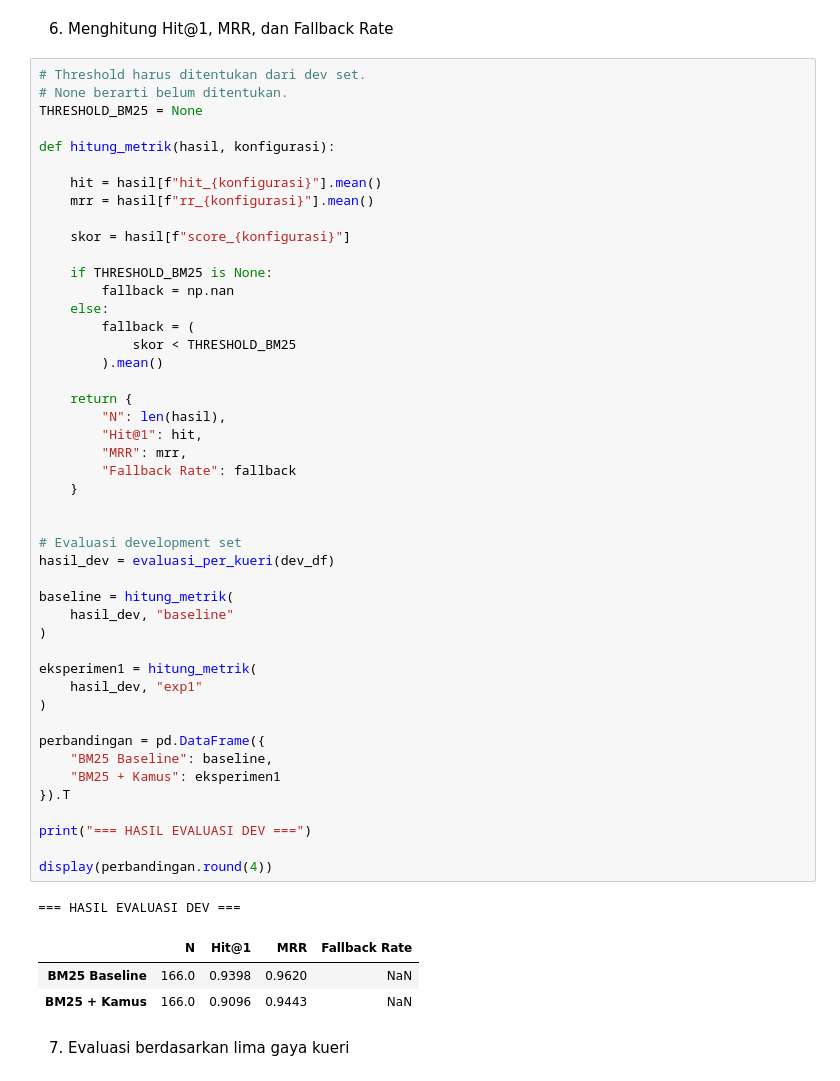
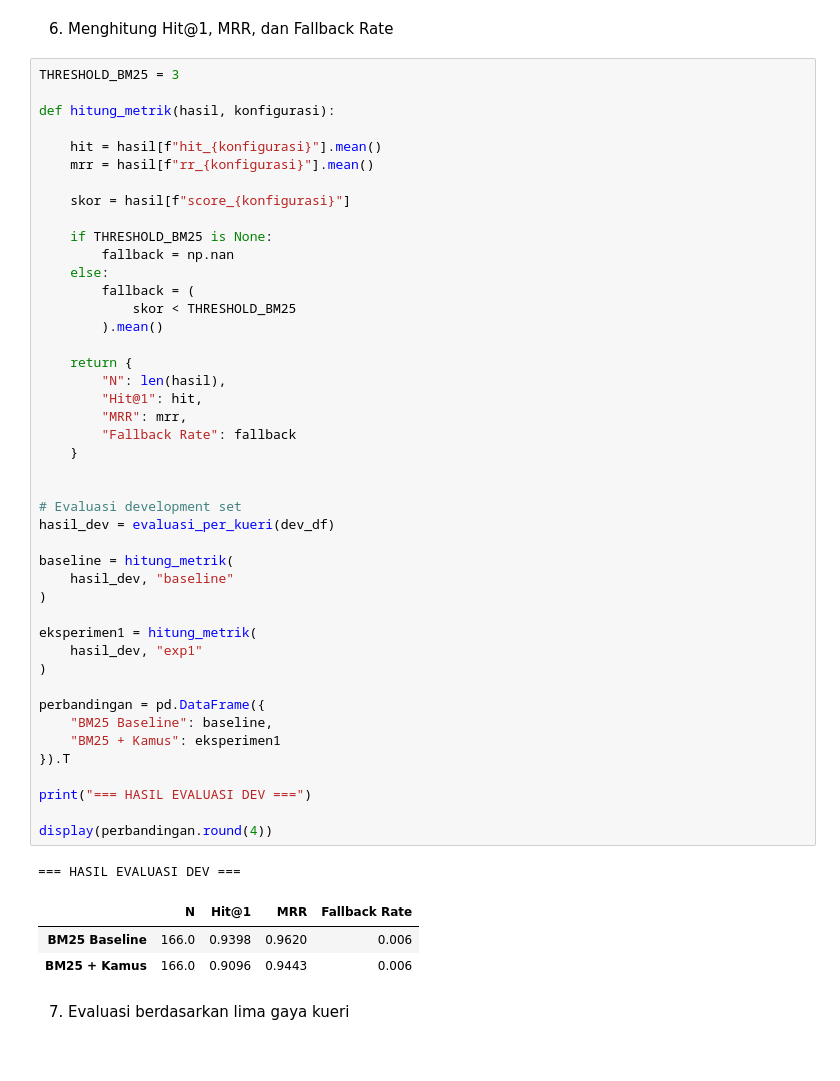
Before and after one commit to Vinmlna05/FAQ-SIPI, a Jupyter notebook: Eksperiment1/eksperimen1.ipynb, the cells around one changed output. Saved outputs shown, nothing was run; the diff lists cells and outputs as text.

```diff
--- a/Eksperiment1/eksperimen1.ipynb
+++ b/Eksperiment1/eksperimen1.ipynb
@@ -295,9 +295,7 @@ def evaluasi_per_kueri(data):
 # %% [markdown]
 6. Menghitung Hit@1, MRR, dan Fallback Rate
 # %%
-# Threshold harus ditentukan dari dev set.
-# None berarti belum ditentukan.
-THRESHOLD_BM25 = None
+THRESHOLD_BM25 = 3
 
 def hitung_metrik(hasil, konfigurasi):
 
@@ -316,35 +314,35 @@ def hitung_metrik(hasil, konfigurasi):
     return {
         "N": len(hasil),
         "Hit@1": hit,
         "MRR": mrr,
         "Fallback Rate": fallback
     }
 
 
 # Evaluasi development set
 hasil_dev = evaluasi_per_kueri(dev_df)
 
 baseline = hitung_metrik(
     hasil_dev, "baseline"
 )
 
 eksperimen1 = hitung_metrik(
     hasil_dev, "exp1"
 )
 
 perbandingan = pd.DataFrame({
     "BM25 Baseline": baseline,
     "BM25 + Kamus": eksperimen1
 }).T
 
 print("=== HASIL EVALUASI DEV ===")
 
 display(perbandingan.round(4))
 # %% [output]
 === HASIL EVALUASI DEV ===
 |  | N | Hit@1 | MRR | Fallback Rate |
-| BM25 Baseline | 166.0 | 0.9398 | 0.9620 | NaN |
-| BM25 + Kamus | 166.0 | 0.9096 | 0.9443 | NaN |
+| BM25 Baseline | 166.0 | 0.9398 | 0.9620 | 0.006 |
+| BM25 + Kamus | 166.0 | 0.9096 | 0.9443 | 0.006 |
 # %% [markdown]
 7.  Evaluasi berdasarkan lima gaya kueri
 # %%
```
Also changed, not shown: 3 other files.
